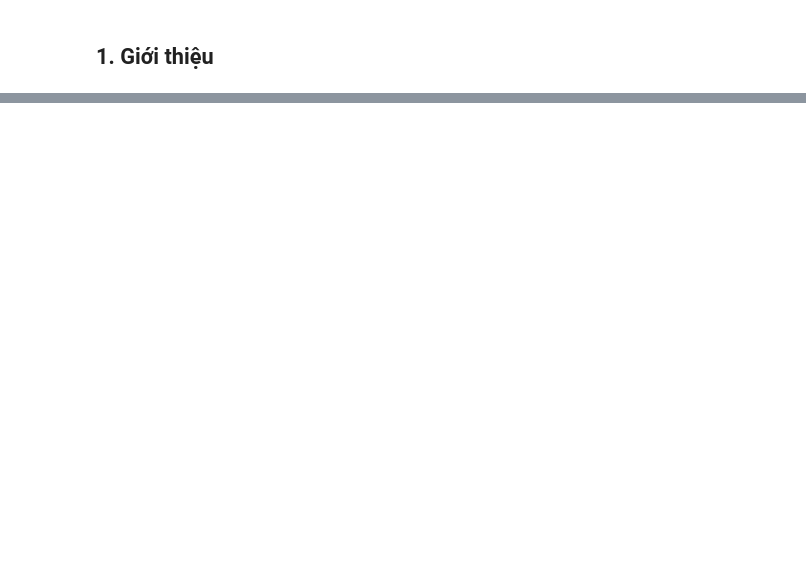
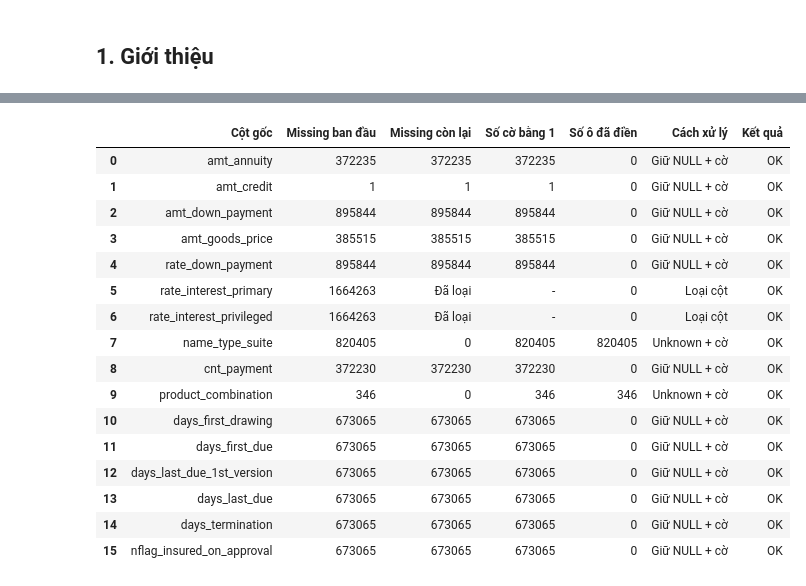
Before and after one commit to thanhhung9720001-collab/credit-risk-classifier, a Jupyter notebook: notebooks/03_data_cleaning.ipynb, the cells around one changed output, grey strips where cells are left out. Saved outputs shown, nothing was run; the diff lists cells and outputs as text; code cells hidden in the pictures; blank space fills up the shorter version.

```diff
--- a/notebooks/03_data_cleaning.ipynb
+++ b/notebooks/03_data_cleaning.ipynb
@@ -891,0 +181,4 @@ Notebook 04 (EDA & Visualization) sẽ đọc `application_flat_cleaned` để k
+# %%
+for table in raw_tables:
+    print(f"\n{table}")
+    display(table_samples[table])
@@ -891,0 +618,16 @@ Notebook 04 (EDA & Visualization) sẽ đọc `application_flat_cleaned` để k
+# %%
+category_updates = []
+
+with conn:
+    with conn.cursor() as cursor:
+        for table in application_clean_tables:
+            for column in categorical_missing_cols:
+                cursor.execute(sql.SQL("UPDATE {} SET {} = 'Unknown' WHERE {} IS NULL").format(
+                    sql.Identifier(table), sql.Identifier(column), sql.Identifier(column)
+                ))
+                category_updates.append([table, column, cursor.rowcount])
+
+category_update_summary = (pd.DataFrame(category_updates, columns=[
+    "Bảng cleaned", "Cột", "Số ô đã điền"
+]).groupby("Bảng cleaned", as_index=False)["Số ô đã điền"].sum())
+display(category_update_summary)
@@ -891,0 +963,74 @@ Notebook 04 (EDA & Visualization) sẽ đọc `application_flat_cleaned` để k
+# %%
+previous_checks_sql = []
+for column, flag in previous_flag_columns.items():
+    previous_checks_sql.extend([
+        sql.SQL("COUNT(*) FILTER (WHERE {} IS NULL)").format(sql.Identifier(column)),
+        sql.SQL("SUM({})").format(sql.Identifier(flag)),
+        sql.SQL("COUNT(*) FILTER (WHERE {} IS NULL OR {} NOT IN (0, 1))").format(
+            sql.Identifier(flag), sql.Identifier(flag)
+        ),
+    ])
+
+with conn.cursor() as cursor:
+    cursor.execute(sql.SQL("SELECT {} FROM previous_application_cleaned").format(
+        sql.SQL(", ").join(previous_checks_sql)
+    ))
+    previous_check_values = cursor.fetchone()
+    cursor.execute(
+        "SELECT column_name FROM information_schema.columns "
+        "WHERE table_schema = 'public' AND table_name = 'previous_application_cleaned'"
+    )
+    previous_existing_cols = {row[0] for row in cursor.fetchall()}
+
+previous_raw_missing = (raw_missing_baseline[
+    raw_missing_baseline["Tên bảng"] == "previous_application"
+].set_index("Tên cột")["Số ô missing"])
+previous_check_map = {
+    column: previous_check_values[index * 3:index * 3 + 3]
+    for index, column in enumerate(previous_flag_cols)
+}
+
+previous_result_rows = []
+for column in previous_missing_cols:
+    original_count = int(previous_raw_missing[column])
+    if column in previous_drop_cols:
+        status = "OK" if column not in previous_existing_cols else "Kiểm tra"
+        previous_result_rows.append([column, original_count, "Đã loại", "-", 0, "Loại cột", status])
+        continue
+
+    missing_count, flag_count, invalid_count = previous_check_map[column]
+    if column in previous_category_cols:
+        action = "Unknown + cờ"
+        valid = missing_count == 0 and flag_count == original_count
+    else:
+        action = "Giữ NULL + cờ"
+        valid = missing_count == flag_count == original_count
+    status = "OK" if valid and invalid_count == 0 else "Kiểm tra"
+    previous_result_rows.append([
+        column, original_count, missing_count, flag_count,
+        original_count - missing_count, action, status,
+    ])
+
+previous_result_log = pd.DataFrame(previous_result_rows, columns=[
+    "Cột gốc", "Missing ban đầu", "Missing còn lại", "Số cờ bằng 1",
+    "Số ô đã điền", "Cách xử lý", "Kết quả",
+])
+display(previous_result_log)
+# %% [output]
+|  | Cột gốc | Missing ban đầu | Missing còn lại | Số cờ bằng 1 | Số ô đã điền | Cách xử lý | Kết quả |
+| 0 | amt_annuity | 372235 | 372235 | 372235 | 0 | Giữ NULL + cờ | OK |
+| 1 | amt_credit | 1 | 1 | 1 | 0 | Giữ NULL + cờ | OK |
+| 2 | amt_down_payment | 895844 | 895844 | 895844 | 0 | Giữ NULL + cờ | OK |
+| 3 | amt_goods_price | 385515 | 385515 | 385515 | 0 | Giữ NULL + cờ | OK |
+| 4 | rate_down_payment | 895844 | 895844 | 895844 | 0 | Giữ NULL + cờ | OK |
+| 5 | rate_interest_primary | 1664263 | Đã loại | - | 0 | Loại cột | OK |
+| 6 | rate_interest_privileged | 1664263 | Đã loại | - | 0 | Loại cột | OK |
+| 7 | name_type_suite | 820405 | 0 | 820405 | 820405 | Unknown + cờ | OK |
+| 8 | cnt_payment | 372230 | 372230 | 372230 | 0 | Giữ NULL + cờ | OK |
+| 9 | product_combination | 346 | 0 | 346 | 346 | Unknown + cờ | OK |
+| 10 | days_first_drawing | 673065 | 673065 | 673065 | 0 | Giữ NULL + cờ | OK |
+| 11 | days_first_due | 673065 | 673065 | 673065 | 0 | Giữ NULL + cờ | OK |
+| 12 | days_last_due_1st_version | 673065 | 673065 | 673065 | 0 | Giữ NULL + cờ | OK |
+| 13 | days_last_due | 673065 | 673065 | 673065 | 0 | Giữ NULL + cờ | OK |
+| 14 | days_termination | 673065 | 673065 | 673065 | 0 | Giữ NULL + cờ | OK |
+| 15 | nflag_insured_on_approval | 673065 | 673065 | 673065 | 0 | Giữ NULL + cờ | OK |
```
Also changed, not shown: parts of 227 cells of this notebook, 1 other file.
